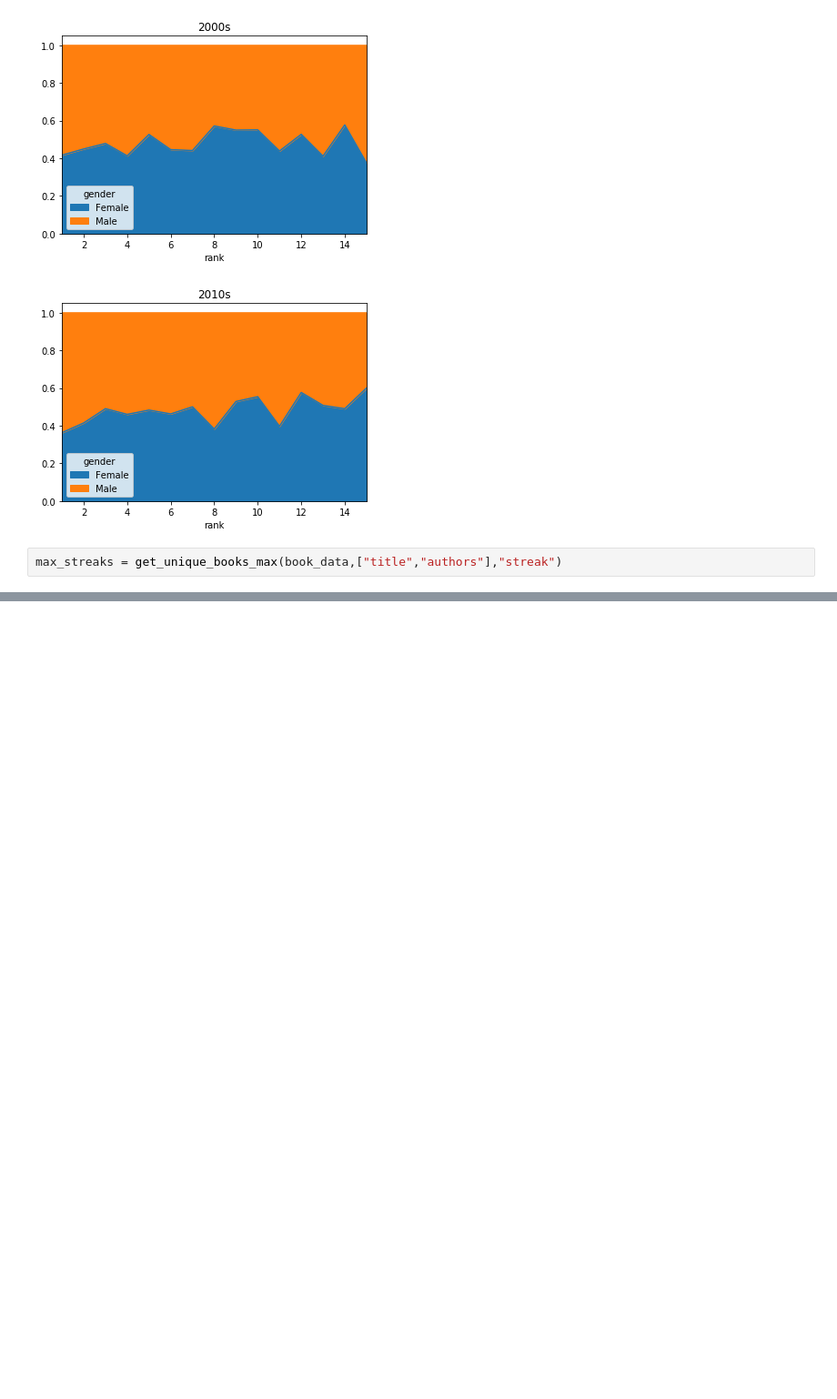
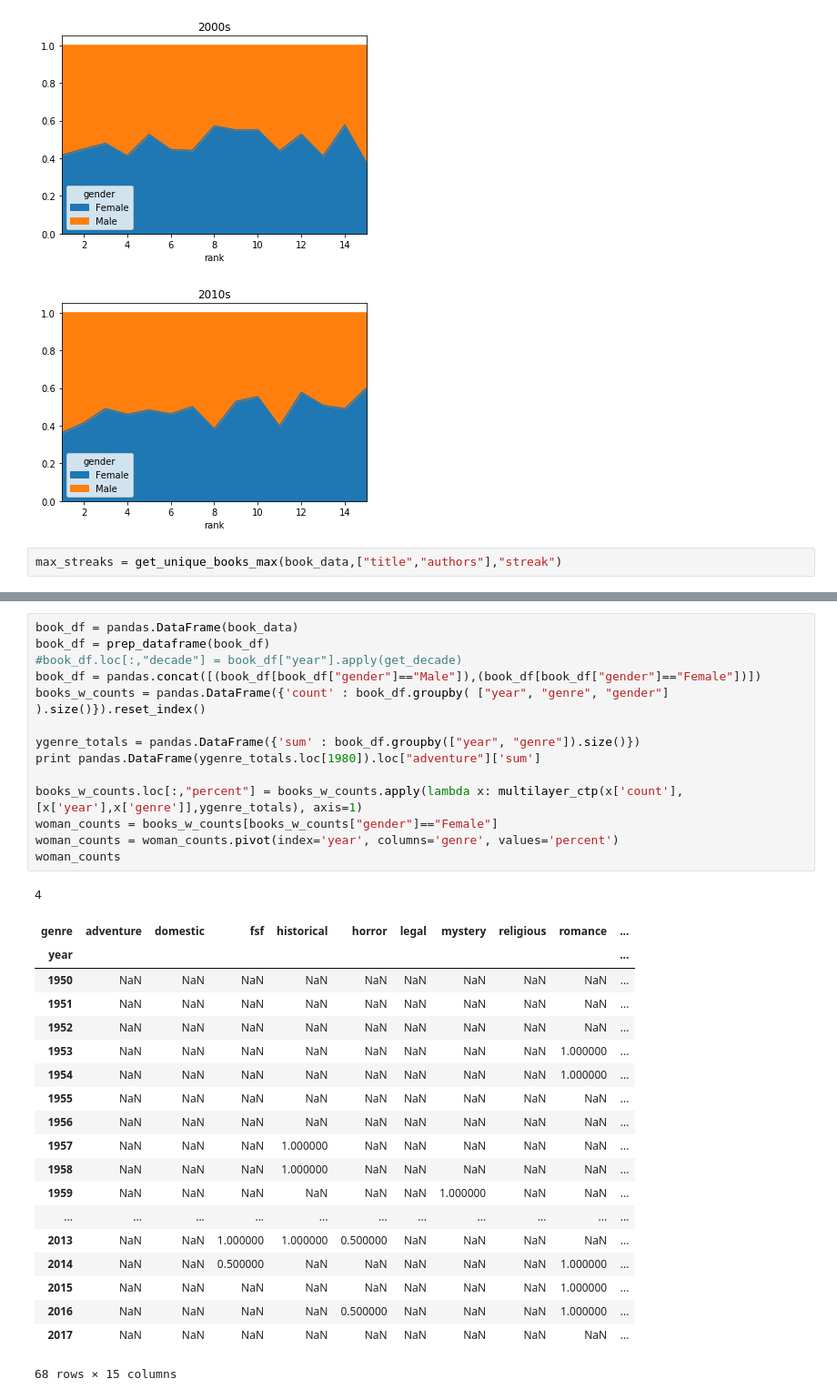
Before and after one commit to cimar/books, a Jupyter notebook: Books Analysis.ipynb, the cells around one changed output, grey strips where cells are left out. Shown at 91% size. Drawn from its saved outputs; the diff is of its cells as text; blank space fills up the shorter version.

```diff
--- a/Books Analysis.ipynb
+++ b/Books Analysis.ipynb
@@ -249,0 +298,35 @@ fig.savefig("streak_density.png")
+# %%
+book_df = pandas.DataFrame(book_data)
+book_df = prep_dataframe(book_df)
+#book_df.loc[:,"decade"] = book_df["year"].apply(get_decade)
+book_df = pandas.concat([(book_df[book_df["gender"]=="Male"]),(book_df[book_df["gender"]=="Female"])])
+books_w_counts = pandas.DataFrame({'count' : book_df.groupby( ["year", "genre", "gender"] ).size()}).reset_index()
+
+ygenre_totals = pandas.DataFrame({'sum' : book_df.groupby(["year", "genre"]).size()})
+print pandas.DataFrame(ygenre_totals.loc[1980]).loc["adventure"]['sum']
+
+books_w_counts.loc[:,"percent"] = books_w_counts.apply(lambda x: multilayer_ctp(x['count'],[x['year'],x['genre']],ygenre_totals), axis=1)
+woman_counts = books_w_counts[books_w_counts["gender"]=="Female"]
+woman_counts = woman_counts.pivot(index='year', columns='genre', values='percent')
+woman_counts
+# %% [output]
+4
+| genre | adventure | domestic | fsf | historical | horror | legal | mystery | religious | romance | ... |
+| year |  |  |  |  |  |  |  |  |  | ... |
+| 1950 | NaN | NaN | NaN | NaN | NaN | NaN | NaN | NaN | NaN | ... |
+| 1951 | NaN | NaN | NaN | NaN | NaN | NaN | NaN | NaN | NaN | ... |
+| 1952 | NaN | NaN | NaN | NaN | NaN | NaN | NaN | NaN | NaN | ... |
+| 1953 | NaN | NaN | NaN | NaN | NaN | NaN | NaN | NaN | 1.000000 | ... |
+| 1954 | NaN | NaN | NaN | NaN | NaN | NaN | NaN | NaN | 1.000000 | ... |
+| 1955 | NaN | NaN | NaN | NaN | NaN | NaN | NaN | NaN | NaN | ... |
+| 1956 | NaN | NaN | NaN | NaN | NaN | NaN | NaN | NaN | NaN | ... |
+| 1957 | NaN | NaN | NaN | 1.000000 | NaN | NaN | NaN | NaN | NaN | ... |
+| 1958 | NaN | NaN | NaN | 1.000000 | NaN | NaN | NaN | NaN | NaN | ... |
+| 1959 | NaN | NaN | NaN | NaN | NaN | NaN | 1.000000 | NaN | NaN | ... |
+| ... | ... | ... | ... | ... | ... | ... | ... | ... | ... | ... |
+| 2013 | NaN | NaN | 1.000000 | 1.000000 | 0.500000 | NaN | NaN | NaN | NaN | ... |
+| 2014 | NaN | NaN | 0.500000 | NaN | NaN | NaN | NaN | NaN | 1.000000 | ... |
+| 2015 | NaN | NaN | NaN | NaN | NaN | NaN | NaN | NaN | 1.000000 | ... |
+| 2016 | NaN | NaN | NaN | NaN | 0.500000 | NaN | NaN | NaN | 1.000000 | ... |
+| 2017 | NaN | NaN | NaN | NaN | NaN | NaN | NaN | NaN | NaN | ... |
+68 rows × 15 columns
```
Also changed, not shown: parts of 5 cells of this notebook, 5 other files.
